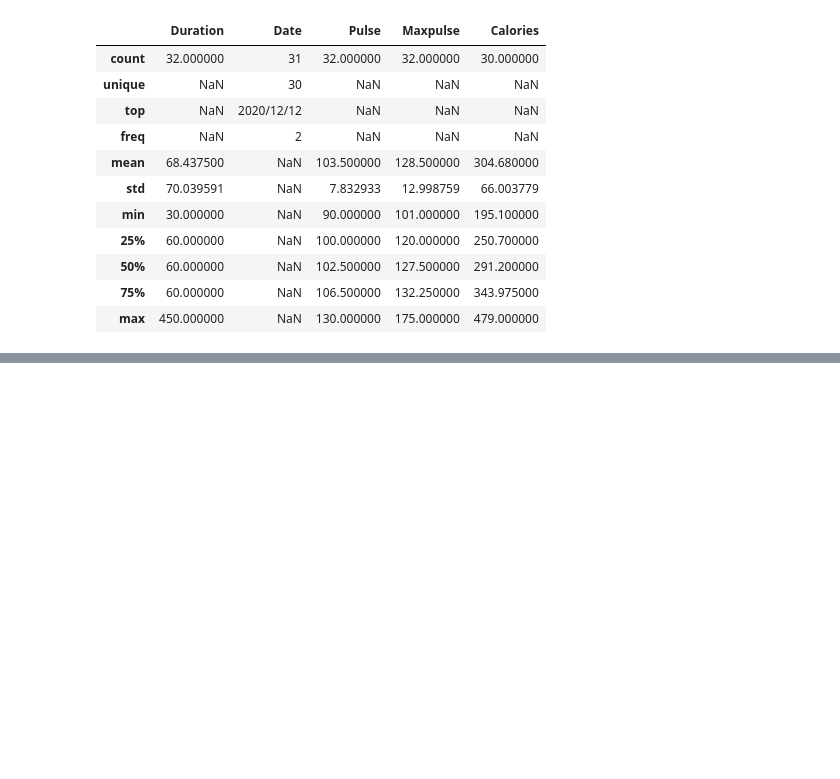
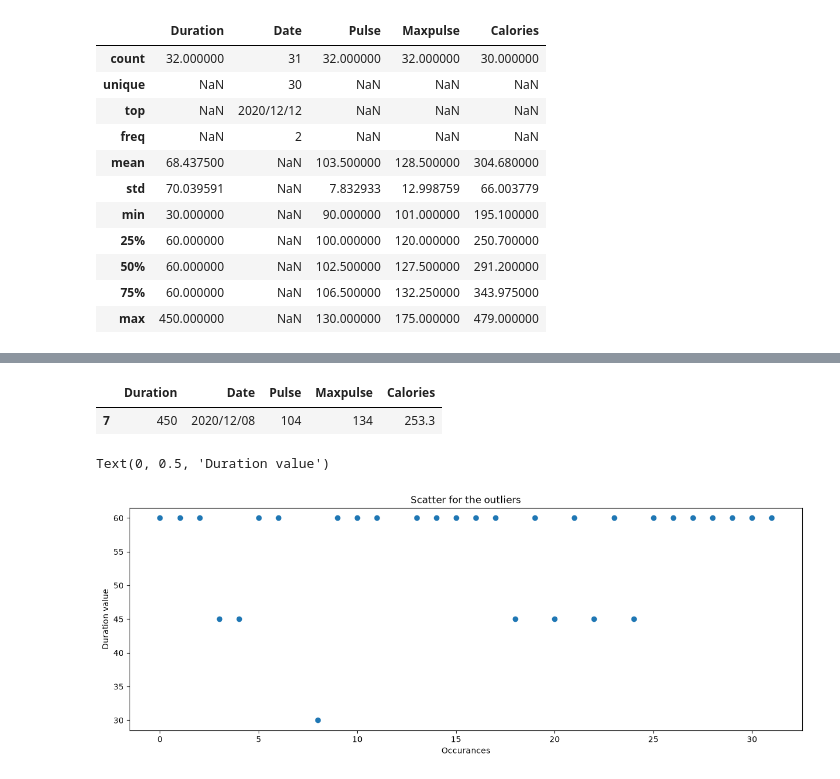
Before and after one commit to Bilalnadeem-DEV/python-advance, a Jupyter notebook: EDA/EDA Ex 1.ipynb, the cells around one changed output, grey strips where cells are left out. Cells and saved outputs as stored; diff of their text form; code cells hidden in the pictures; blank space fills up the shorter version.

```diff
--- a/EDA/EDA Ex 1.ipynb
+++ b/EDA/EDA Ex 1.ipynb
@@ -88,0 +185,22 @@ df.describe(include='all')
+# %%
+# Safe removing process of the rows:
+
+# find the row
+
+removee = df[df["Duration"] > 100]
+removee
+# %% [output]
+|  | Duration | Date | Pulse | Maxpulse | Calories |
+| 7 | 450 | 2020/12/08 | 104 | 134 | 253.3 |
+# %%
+df = df.drop(removee.index)
+# %%
+plt.figure(figsize=(15, 5))
+
+plt.scatter(df.index, df["Duration"])
+plt.title("Scatter for the outliers")
+plt.xlabel("Occurances")
+plt.ylabel("Duration value")
+# %% [output]
+Text(0, 0.5, 'Duration value')
+[figure, added]
```
Also changed, not shown: parts of 21 cells of this notebook, 4 other files.
